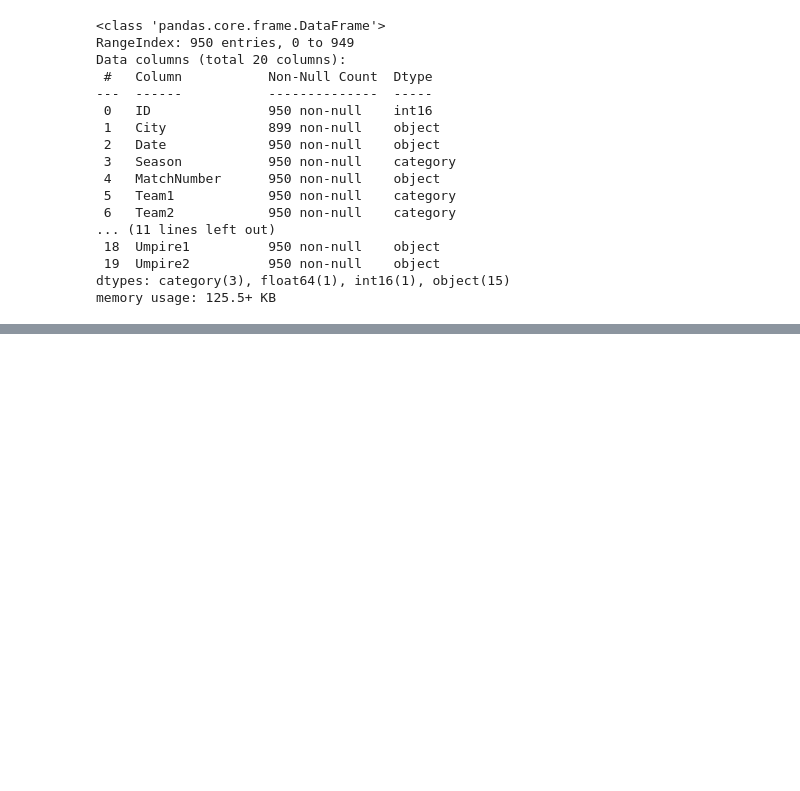
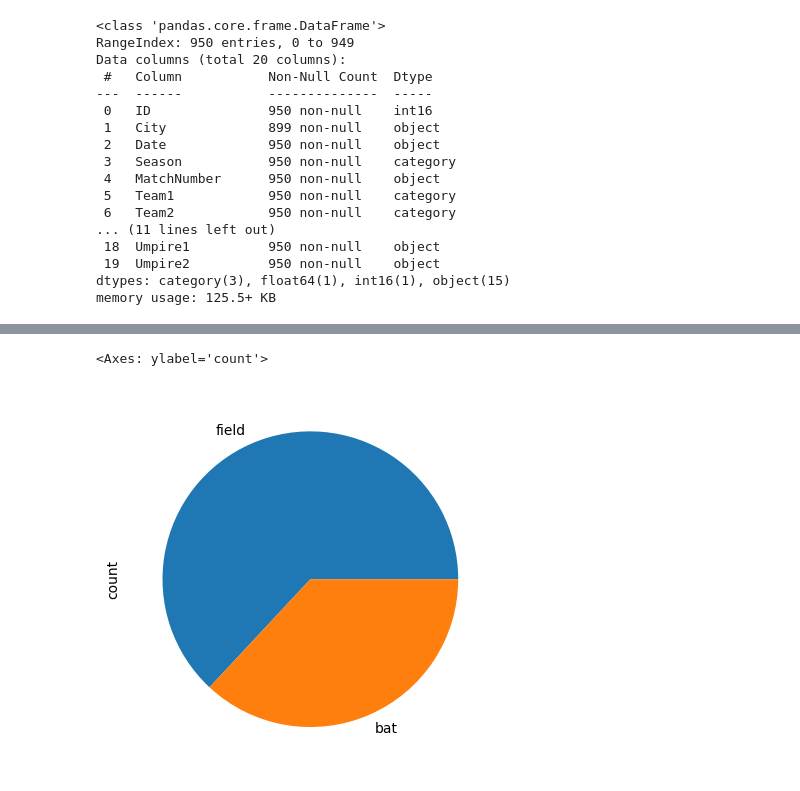
Before and after one commit to vishesh1111/PythonGoogleColab, a Jupyter notebook: Pandas.ipynb, the cells around one changed output, grey strips where cells are left out. Drawn from its saved outputs; the diff is of its cells as text; code cells hidden in the pictures; blank space fills up the shorter version.

```diff
--- a/Pandas.ipynb
+++ b/Pandas.ipynb
@@ -1080,0 +1120,6 @@ memory usage: 125.5+ KB
+# %%
+# ques 2 -> After winning the toss , team decides to BAT/BALL? Check the preferaces
+ipl['TossDecision'].value_counts().plot(kind = 'pie')
+# %% [output]
+<Axes: ylabel='count'>
+[figure, added]
```
Also changed, not shown: parts of 18 cells of this notebook.
